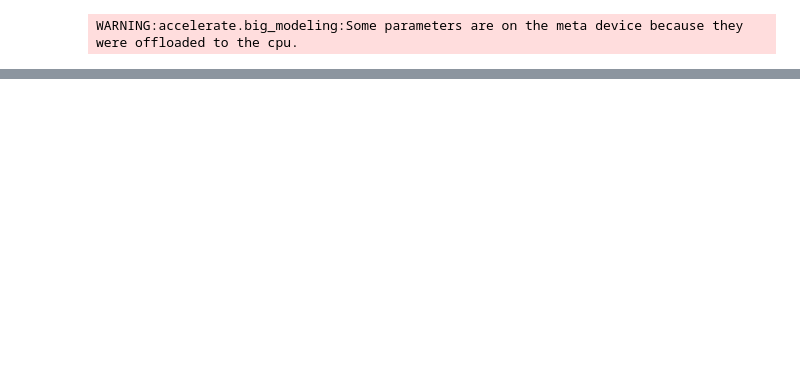
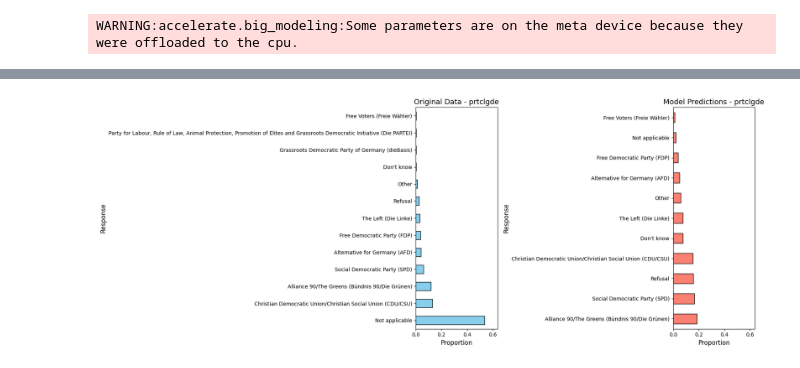
Before and after one commit to antndlcrx/LLM-for-Social-Science-Research, a Jupyter notebook: synth_sampling_default.ipynb, the cells around one changed output, grey strips where cells are left out. Cells and saved outputs as stored; diff of their text form; code cells hidden in the pictures; blank space fills up the shorter version.

```diff
--- a/synth_sampling_default.ipynb
+++ b/synth_sampling_default.ipynb
@@ -284,0 +427,10 @@ plt.show()
+# %%
+subset_germany_random = ess[ess['cntry'] == 'DE'].sample(300, random_state=42)
+# %%
+question = """
+        Question: Which political party do you feel closest to? Please respond with just the party name of your preference. The available categories are "Christian Democratic Union/Christian Social Union (CDU/CSU)", "Social Democratic Party (SPD)", "The Left (Die Linke)", "Alliance 90/The Greens (Bündnis 90/Die Grünen)", "Free Democratic Party (FDP)", "Alternative for Germany (AFD)", "Free Voters (Freie Wähler)", "Grassroots Democratic Party of Germany (dieBasis)", "Die PARTEI", "Other", "Not applicable", "Refusal", "Don't know". Only provide one of the given categories as an answer."""
+
+
+dialogs = generate_dialog(subset_germany_random, question)
+# %%
+responces = make_predictions(dialogs)
@@ -284,0 +439,7 @@ plt.show()
+# %%
+response_list = [response.rstrip(".") for response in extract_answers(responces)]
+subset_germany_random['predictions_prtclgde'] = response_list
+# %%
+plot_variable_distribution(subset_germany_random, 'prtclgde', mapper, horizontal=True)
+# %% [output]
+[figure, added]
```
Also changed, not shown: parts of 22 cells of this notebook.
